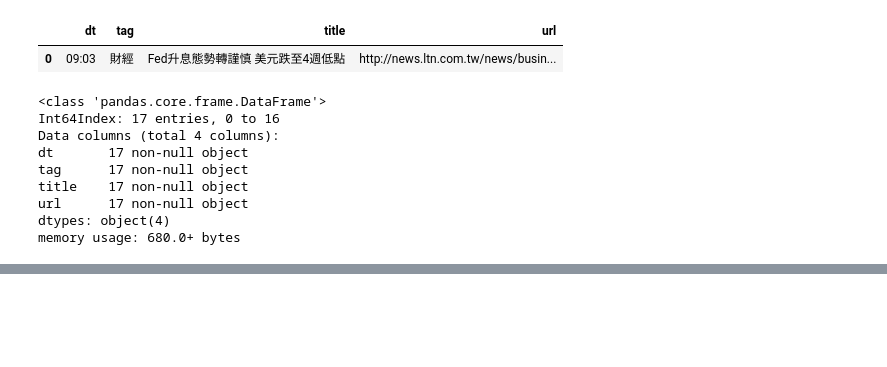
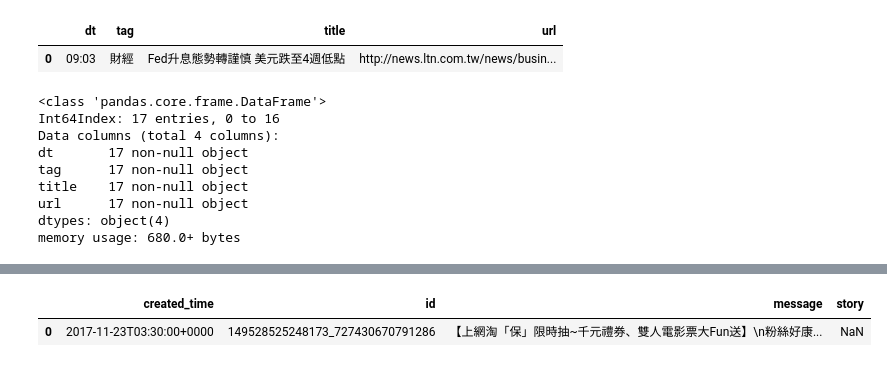
Before and after one commit to ywchiu/fuboni, a Jupyter notebook: Demo20171123.ipynb, the cells around one changed output, grey strips where cells are left out. Cells and saved outputs as stored; diff of their text form; code cells hidden in the pictures; blank space fills up the shorter version.

Commit message:
add pandas

```diff
--- a/Demo20171123.ipynb
+++ b/Demo20171123.ipynb
@@ -1165,0 +1178,7 @@ df2.to_csv('aggregate.csv', sep = '\t')
+# %%
+fubonlife = pandas.DataFrame(res.json()['data'])
+# %%
+fubonlife.head(1)
+# %% [output]
+|  | created_time | id | message | story |
+| 0 | 2017-11-23T03:30:00+0000 | 149528525248173_727430670791286 | 【上網淘「保」限時抽~千元禮券、雙人電影票大Fun送】\n粉絲好康... | NaN |
```
Also changed, not shown: parts of 11 cells of this notebook.
